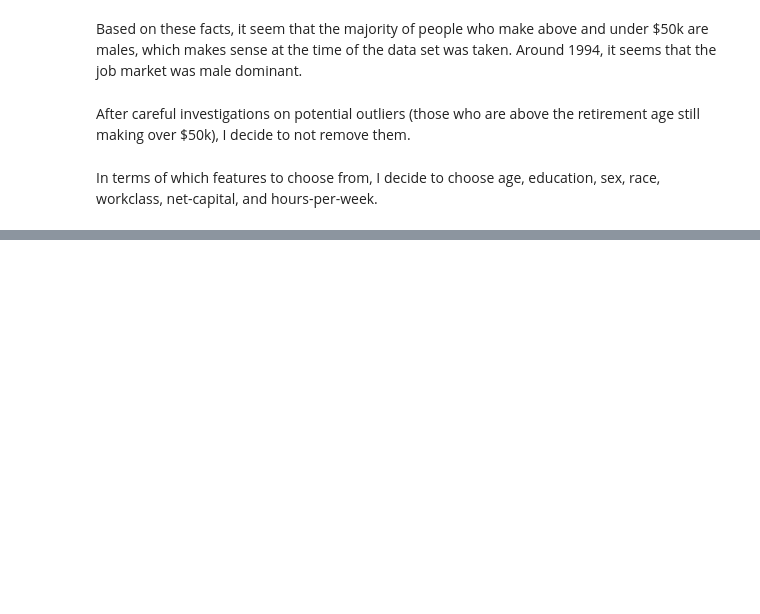
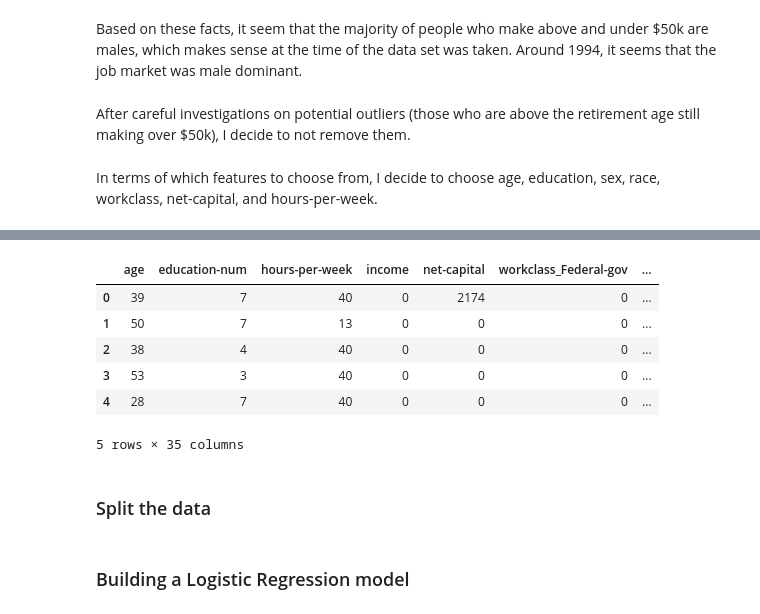
Before and after one commit to klam912/income_prediction, a Jupyter notebook: code/analysis.ipynb, the cells around one changed output, grey strips where cells are left out. Saved outputs shown, nothing was run; the diff lists cells and outputs as text; code cells hidden in the pictures; blank space fills up the shorter version.

```diff
--- a/code/analysis.ipynb
+++ b/code/analysis.ipynb
@@ -819,0 +839,10 @@ In terms of which features to choose from, I decide to choose age, education, se
+# %%
+df7.head()
+# %% [output]
+|  | age | education-num | hours-per-week | income | net-capital | workclass_Federal-gov | ... |
+| 0 | 39 | 7 | 40 | 0 | 2174 | 0 | ... |
+| 1 | 50 | 7 | 13 | 0 | 0 | 0 | ... |
+| 2 | 38 | 4 | 40 | 0 | 0 | 0 | ... |
+| 3 | 53 | 3 | 40 | 0 | 0 | 0 | ... |
+| 4 | 28 | 7 | 40 | 0 | 0 | 0 | ... |
+5 rows × 35 columns
@@ -819,0 +852,2 @@ In terms of which features to choose from, I decide to choose age, education, se
+# %% [markdown]
+### Split the data
@@ -819,0 +858,2 @@ In terms of which features to choose from, I decide to choose age, education, se
+# %% [markdown]
+### Building a Logistic Regression model
```
Also changed, not shown: parts of 19 cells of this notebook.
